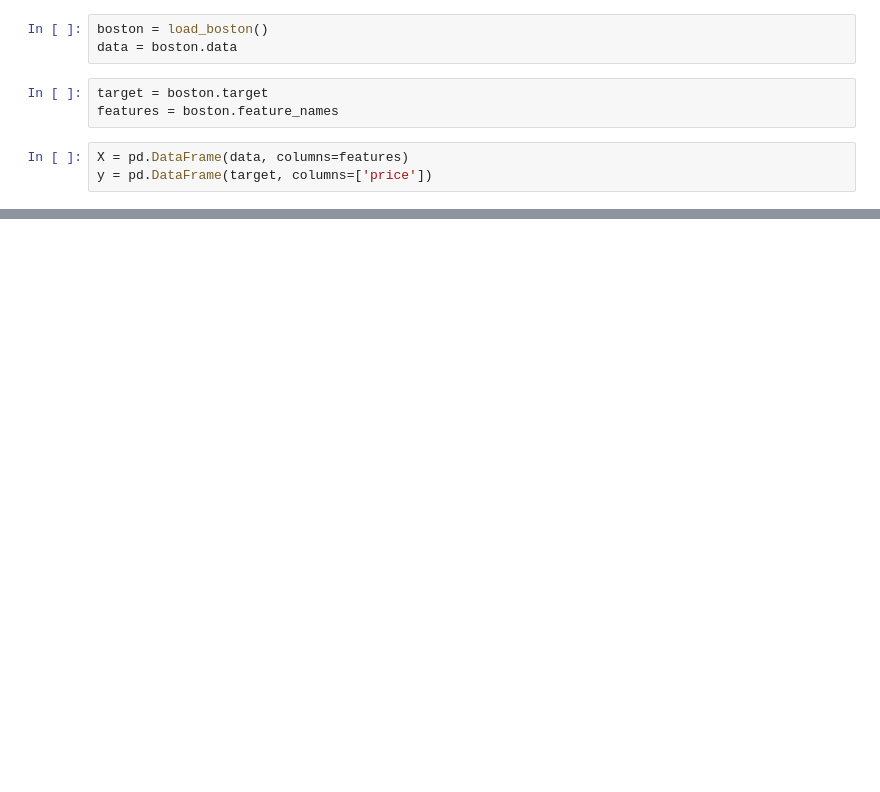
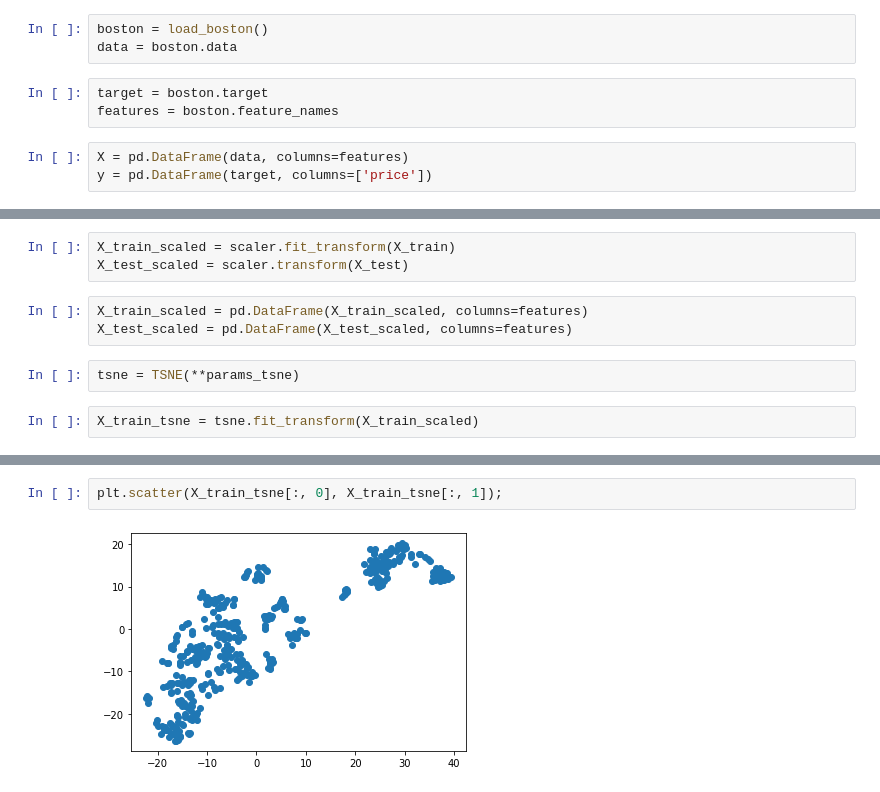
Before and after one commit to anghei/python-for-ds, a Jupyter notebook: lesson_8.ipynb, the cells around one changed output, grey strips where cells are left out. Saved outputs shown, nothing was run; the diff lists cells and outputs as text; blank space fills up the shorter version.

```diff
--- a/lesson_8.ipynb
+++ b/lesson_8.ipynb
@@ -258,0 +56,10 @@ roc_auc_score(y_test, y_pred_proba)
+# %%
+X_train_scaled = scaler.fit_transform(X_train)
+X_test_scaled = scaler.transform(X_test)
+# %%
+X_train_scaled = pd.DataFrame(X_train_scaled, columns=features)
+X_test_scaled = pd.DataFrame(X_test_scaled, columns=features)
+# %%
+tsne = TSNE(**params_tsne)
+# %%
+X_train_tsne = tsne.fit_transform(X_train_scaled)
@@ -258,0 +86,4 @@ roc_auc_score(y_test, y_pred_proba)
+# %%
+plt.scatter(X_train_tsne[:, 0], X_train_tsne[:, 1]);
+# %% [output]
+[figure, added]
```
Also changed, not shown: parts of 53 cells of this notebook, 4 other files.
